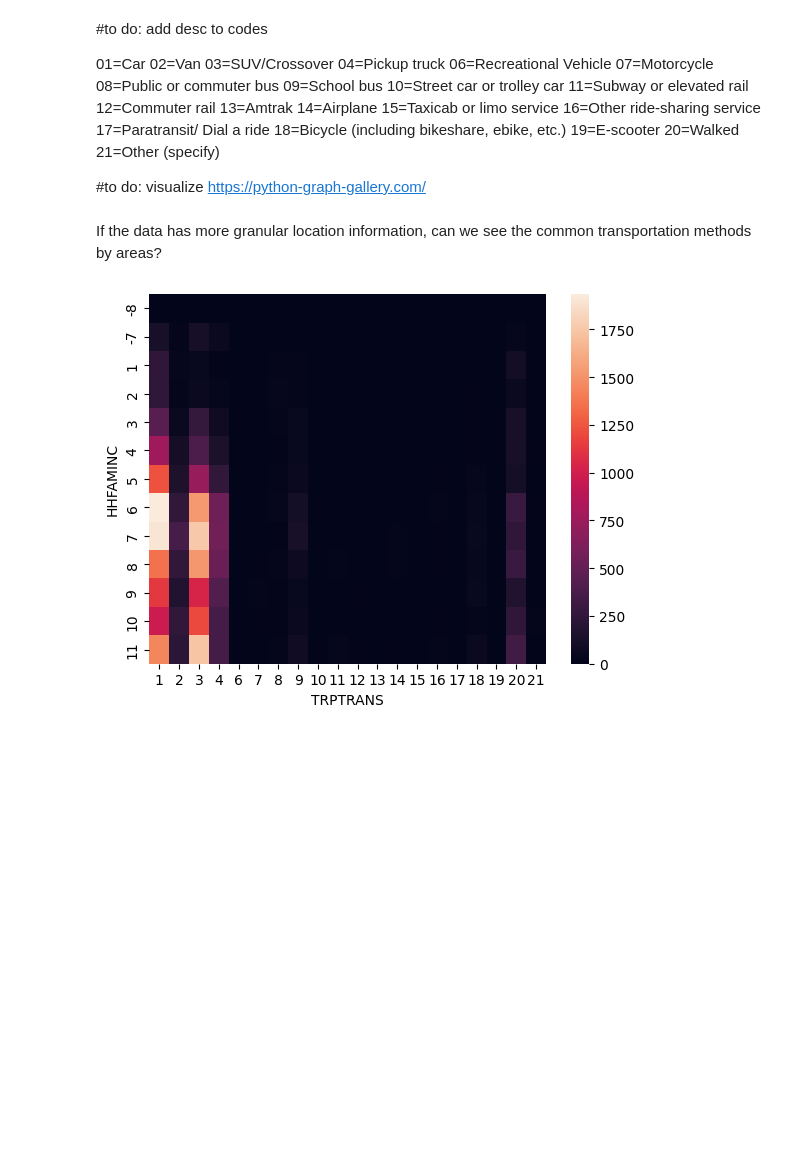
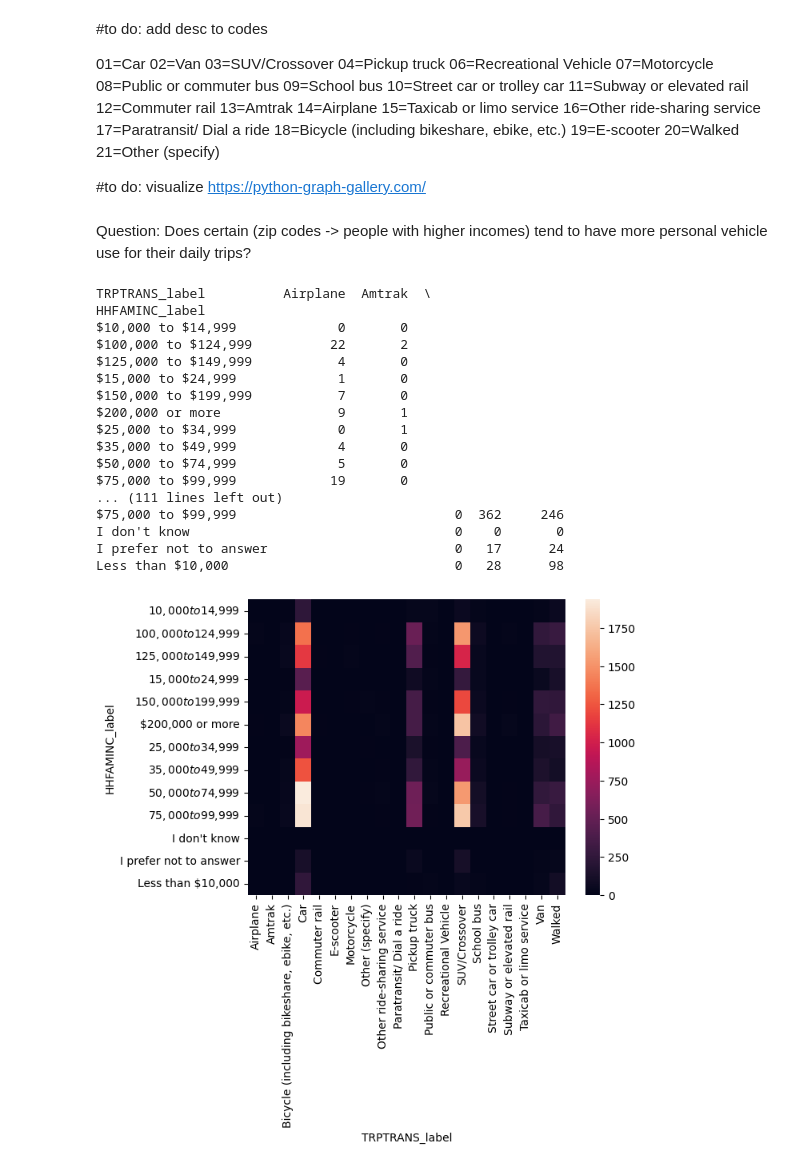
Before and after one commit to Xerconia/Transitlytics, a Jupyter notebook: hisa_eda.ipynb, the cells around one changed output. Cells and saved outputs as stored; diff of their text form; code cells hidden in the pictures; blank space fills up the shorter version.

Commit message:
Update labels

```diff
--- a/hisa_eda.ipynb
+++ b/hisa_eda.ipynb
@@ -170,14 +78,72 @@ trp_grp
 
 #to do: visualize
 https://python-graph-gallery.com/
-# %% [markdown]
-If the data has more granular location information, can we see the common transportation methods by areas?
+# %% [markdown]
+Question: Does certain (zip codes -> people with higher incomes) tend to have more personal vehicle use for their daily trips?
+# %%
+inc_mapping_series = pd.Series({-7: "I prefer not to answer",
+                            -8: "I don't know",
+                            1: "Less than $10,000",
+                            2: "$10,000 to $14,999",
+                            3: "$15,000 to $24,999",
+                            4: "$25,000 to $34,999",
+                            5: "$35,000 to $49,999",
+                            6: "$50,000 to $74,999",
+                            7: "$75,000 to $99,999",
+                            8: "$100,000 to $124,999",
+                            9: "$125,000 to $149,999",
+                            10: "$150,000 to $199,999",
+                            11: "$200,000 or more"
+                            })
+trip['HHFAMINC_label'] = trip['HHFAMINC'].replace(inc_mapping_series)
+#print(trip)
+
+trans_mapping_series = pd.Series({1: "Car",
+                            2: "Van",
+                            3: "SUV/Crossover",
+                            4: "Pickup truck",
+
+                            6: "Recreational Vehicle",
+                            7: "Motorcycle",
+                            8: "Public or commuter bus",
+                            9: "School bus",
+                            10: "Street car or trolley car",
+                            11: "Subway or elevated rail",
+                            12: "Commuter rail",
+                            13: "Amtrak",
+                            14: "Airplane",
+                            15: "Taxicab or limo service",
+                            16: "Other ride-sharing service",
+                            17: "Paratransit/ Dial a ride",
+                            18: "Bicycle (including bikeshare, ebike, etc.)",
+                            19: "E-scooter",
+                            20: "Walked",
+                            21: "Other (specify)"
+                            })
+trip['TRPTRANS_label'] = trip['TRPTRANS'].replace(trans_mapping_series)
 # %%
 # Creating crosstab
-crosstb = pd.crosstab(trip.HHFAMINC, trip.TRPTRANS)
-#print(crosstb)
+crosstb = pd.crosstab(trip.HHFAMINC_label, trip.TRPTRANS_label)
+print(crosstb)
 
 # Heatmap
 heatmap = sns.heatmap(crosstb)
 # %% [output]
+TRPTRANS_label          Airplane  Amtrak  \
+HHFAMINC_label
+$10,000 to $14,999             0       0
+$100,000 to $124,999          22       2
+$125,000 to $149,999           4       0
+$15,000 to $24,999             1       0
+$150,000 to $199,999           7       0
+$200,000 or more               9       1
+$25,000 to $34,999             0       1
+$35,000 to $49,999             4       0
+$50,000 to $74,999             5       0
+$75,000 to $99,999            19       0
+... (111 lines left out)
+$75,000 to $99,999                            0  362     246
+I don't know                                  0    0       0
+I prefer not to answer                        0   17      24
+Less than $10,000                             0   28      98
-[figure, old version]
+[figure, new version]
```
Also changed, not shown: parts of 11 cells of this notebook.
